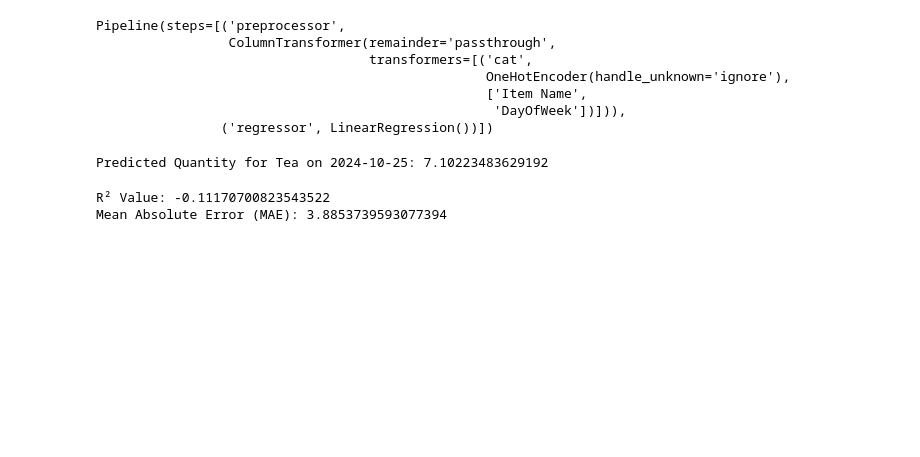
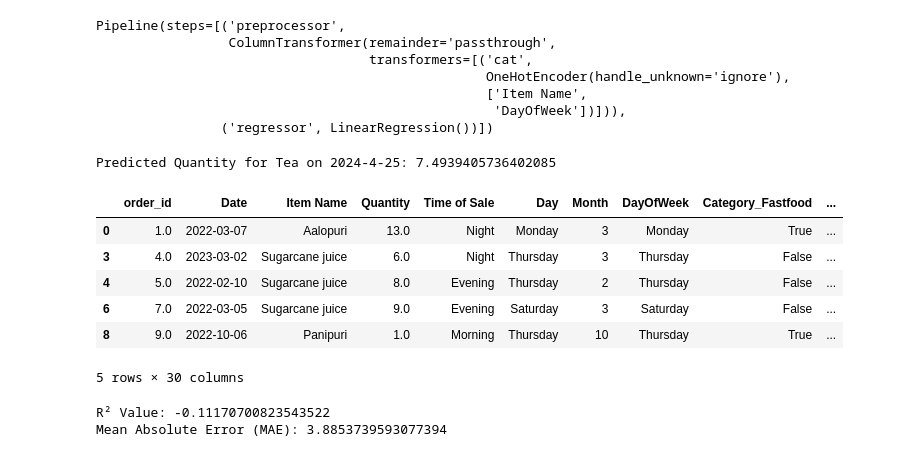
Before and after one commit to shrutibel27/BtechProject, a Jupyter notebook: notebook/usingll.ipynb, the cells around one changed output. Cells and saved outputs as stored; diff of their text form; code cells hidden in the pictures; blank space fills up the shorter version.

```diff
--- a/notebook/usingll.ipynb
+++ b/notebook/usingll.ipynb
@@ -504,12 +504,22 @@ def predict_quantity(date, item_name):
     return prediction
 
 # Dry Run Example
-user_date = "2024-10-25"  # Replace with user input
-desired_item = "Tea"   # Replace with user input
+user_date = "2024-4-25"  # Replace with user input
+desired_item = "Tea"	   # Replace with user input
 predicted_quantity = predict_quantity(user_date, desired_item)
 print(f"Predicted Quantity for {desired_item} on {user_date}: {predicted_quantity}")
 # %% [output]
-Predicted Quantity for Tea on 2024-10-25: 7.10223483629192
+Predicted Quantity for Tea on 2024-4-25: 7.4939405736402085
+# %%
+data.head()
+# %% [output]
+|  | order_id | Date | Item Name | Quantity | Time of Sale | Day | Month | DayOfWeek | Category_Fastfood | ... |
+| 0 | 1.0 | 2022-03-07 | Aalopuri | 13.0 | Night | Monday | 3 | Monday | True | ... |
+| 3 | 4.0 | 2023-03-02 | Sugarcane juice | 6.0 | Night | Thursday | 3 | Thursday | False | ... |
+| 4 | 5.0 | 2022-02-10 | Sugarcane juice | 8.0 | Evening | Thursday | 2 | Thursday | False | ... |
+| 6 | 7.0 | 2022-03-05 | Sugarcane juice | 9.0 | Evening | Saturday | 3 | Saturday | False | ... |
+| 8 | 9.0 | 2022-10-06 | Panipuri | 1.0 | Morning | Thursday | 10 | Thursday | True | ... |
+5 rows × 30 columns
 # %%
 
 # Make predictions on the test set
```
Also changed, not shown: parts of 2 cells of this notebook, 2 other files.
